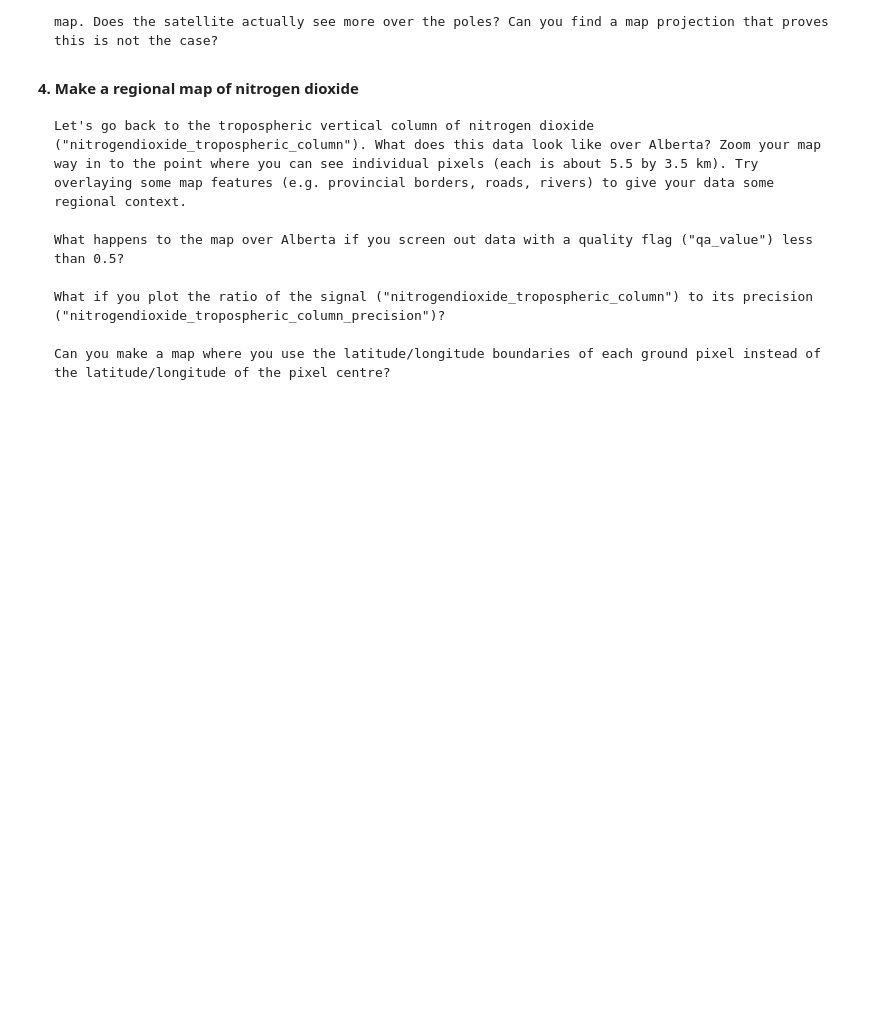
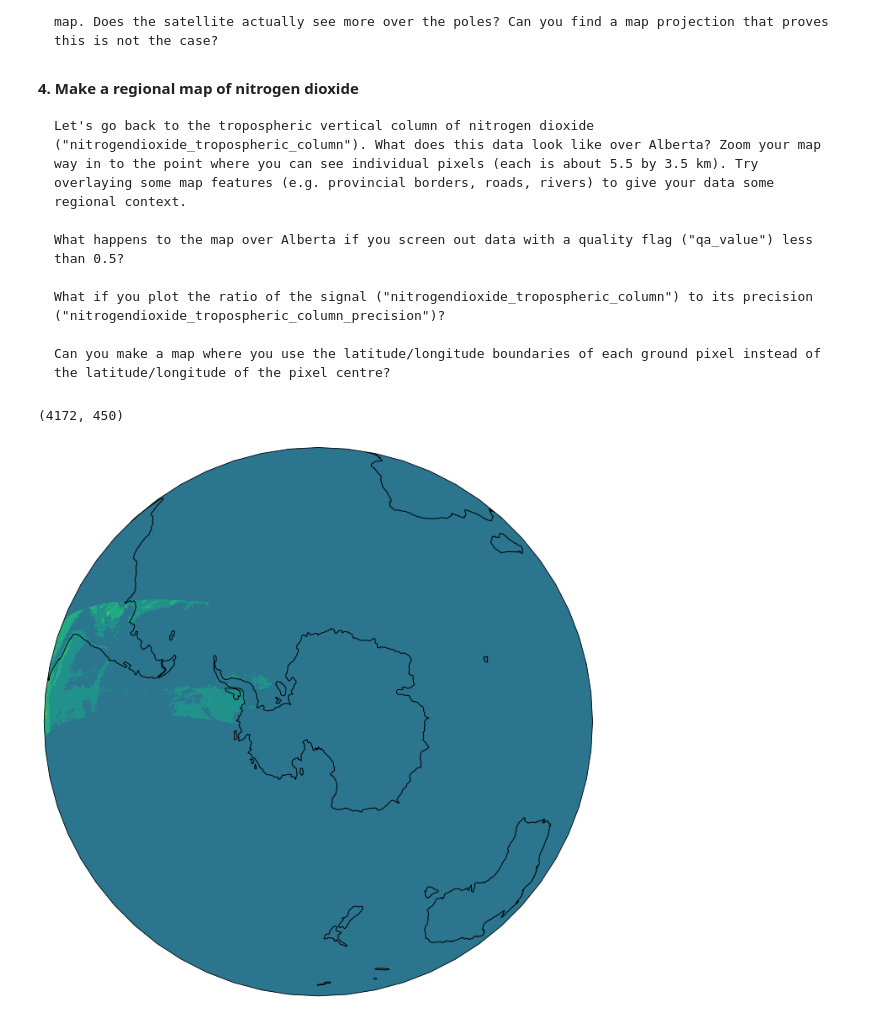
Before and after one commit to tww-carleton/geodac-2022, a Jupyter notebook: tasks/day2_task.ipynb, the cells around one changed output. Cells and saved outputs as stored; diff of their text form; code cells hidden in the pictures; blank space fills up the shorter version.

```diff
--- a/tasks/day2_task.ipynb
+++ b/tasks/day2_task.ipynb
@@ -108,3 +165,38 @@ plt.show()
     What if you plot the ratio of the signal ("nitrogendioxide_tropospheric_column") to its precision ("nitrogendioxide_tropospheric_column_precision")?
 
     Can you make a map where you use the latitude/longitude boundaries of each ground pixel instead of the latitude/longitude of the pixel centre?
+# %%
+
+prodgroup = fh.groups['PRODUCT']
+suppgroup = prodgroup.groups['SUPPORT_DATA']
+detailgroup = suppgroup.groups['DETAILED_RESULTS']
+#print(detailgroup)
+watercol = detailgroup.variables['water_slant_column_density'][0,:,:]
+print(watercol.shape)
+mylons = fh.groups['PRODUCT'].variables['longitude'][0,:,:]
+mylats = fh.groups['PRODUCT'].variables['latitude'][0,:,:]
+
+dataproj = ccrs.PlateCarree()
+mapproj = ccrs.Orthographic(central_latitude=-90)
+
+fig3 = plt.figure(figsize=(12,12))
+ax3 = plt.axes(projection=mapproj)
+
+#cmap = mpl.cm.Oranges
+#norm = mpl.colors.Normalize(vmin=0, vmax=0.001)
+ax3.set_global()
+
+# note that we transform our data with the same projection as we are plotting
+#mesh = plt.contourf(lons, lats, watercol, cmap=cmap, transform=ccrs.Orthographic(central_latitude=-90))
+
+ax3.contourf(mylons,mylats,watercol,transform=dataproj)
+ax3.coastlines()
+
+# Add a colorbar for the mesh
+#fig.colorbar(mpl.cm.ScalarMappable(cmap=cmap), orientation='horizontal')
+
+
+plt.show()
+# %% [output]
+(4172, 450)
+[figure, added]
```
Also changed, not shown: parts of 9 cells of this notebook, 5 other files.
